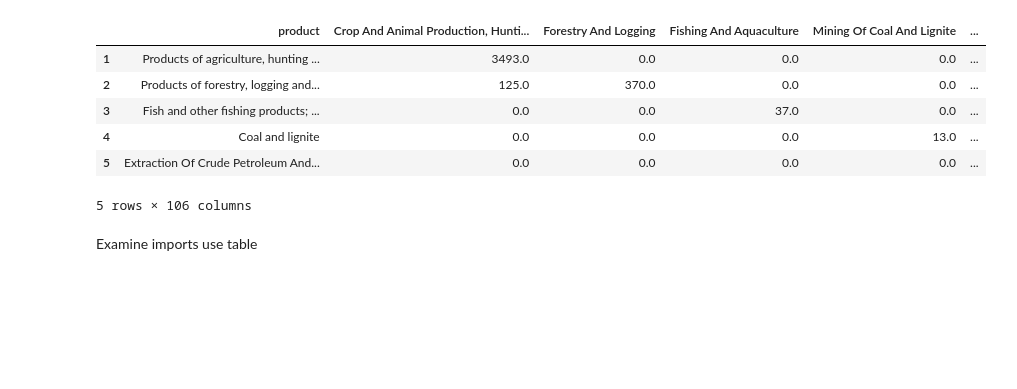
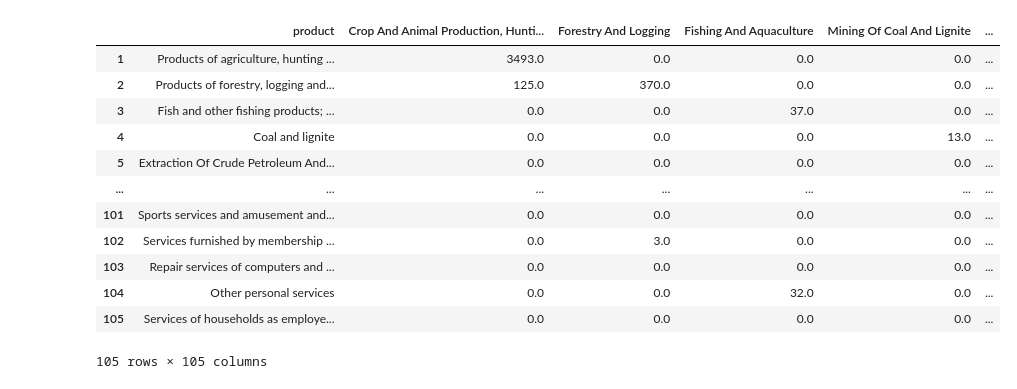
Before and after one commit to banksad/supply_chain_app, a Jupyter notebook: notebooks/preprocess_int_consumption.ipynb, the cells around one changed output. Saved outputs shown, nothing was run; the diff lists cells and outputs as text; code cells hidden in the pictures; blank space fills up the shorter version.

```diff
--- a/notebooks/preprocess_int_consumption.ipynb
+++ b/notebooks/preprocess_int_consumption.ipynb
@@ -6,16 +6,20 @@ import os
 os.chdir('..')
 # %%
 data = pd.read_excel('data/nasu1719pr.xlsx',sheet_name='Use BP PxI',header=4)
-data = data.iloc[1:106,1:107]
+data = data.iloc[1:106,1:106]
 data = data.rename(columns={data.columns[0]: 'product'})
-data.head()
+data
 # %% [output]
 |  | product | Crop And Animal Production, Hunti... | Forestry And Logging | Fishing And Aquaculture | Mining Of Coal And Lignite | ... |
 | 1 | Products of agriculture, hunting ... | 3493.0 | 0.0 | 0.0 | 0.0 | ... |
 | 2 | Products of forestry, logging and... | 125.0 | 370.0 | 0.0 | 0.0 | ... |
 | 3 | Fish and other fishing products; ... | 0.0 | 0.0 | 37.0 | 0.0 | ... |
 | 4 | Coal and lignite | 0.0 | 0.0 | 0.0 | 13.0 | ... |
 | 5 | Extraction Of Crude Petroleum And... | 0.0 | 0.0 | 0.0 | 0.0 | ... |
+| ... | ... | ... | ... | ... | ... | ... |
+| 101 | Sports services and amusement and... | 0.0 | 0.0 | 0.0 | 0.0 | ... |
+| 102 | Services furnished by membership ... | 0.0 | 3.0 | 0.0 | 0.0 | ... |
+| 103 | Repair services of computers and ... | 0.0 | 0.0 | 0.0 | 0.0 | ... |
+| 104 | Other personal services | 0.0 | 0.0 | 32.0 | 0.0 | ... |
+| 105 | Services of households as employe... | 0.0 | 0.0 | 0.0 | 0.0 | ... |
-5 rows × 106 columns
+105 rows × 105 columns
-# %% [markdown]
-Examine imports use table
```
Also changed, not shown: parts of 9 cells of this notebook, 3 other files.
